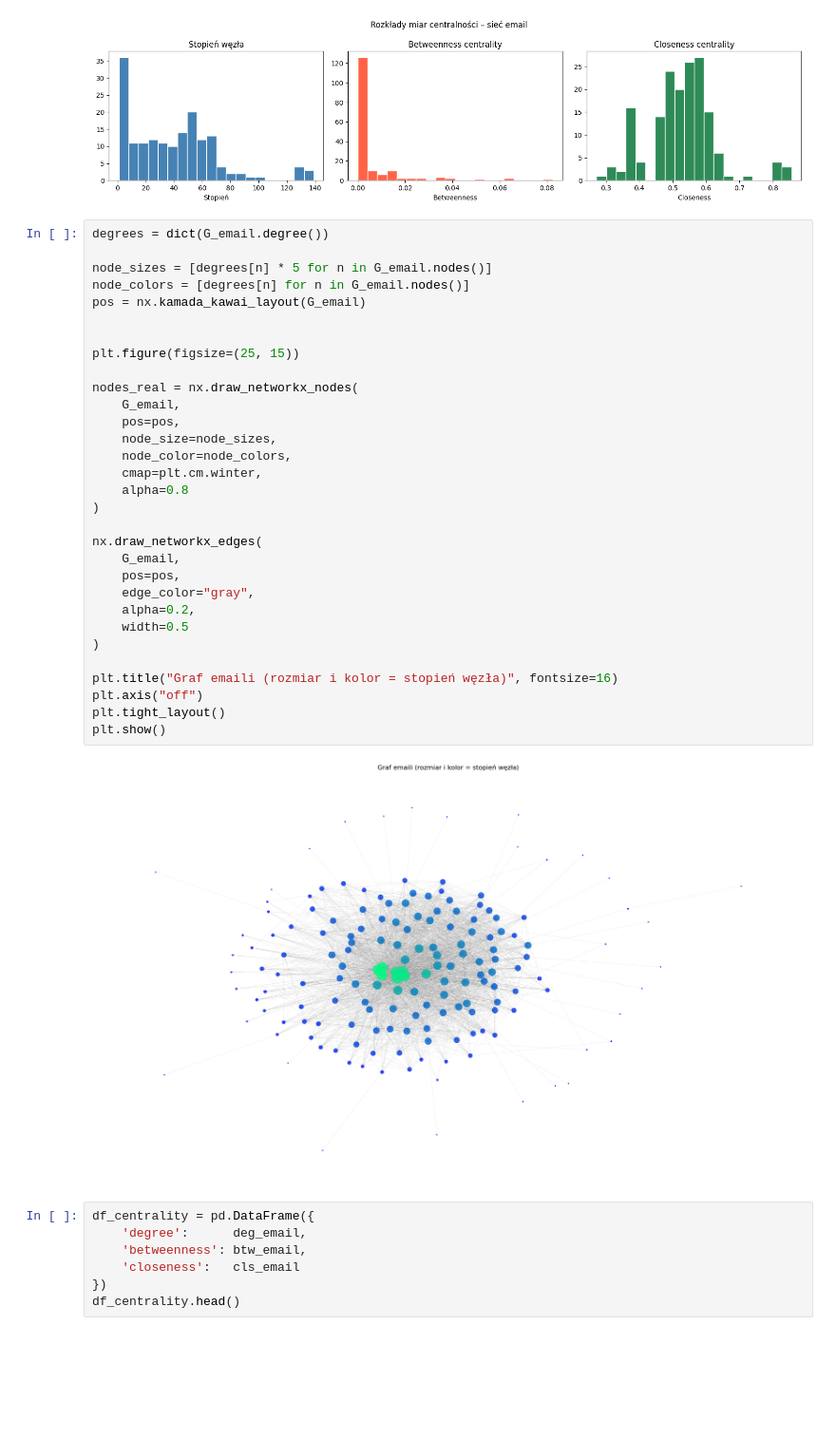
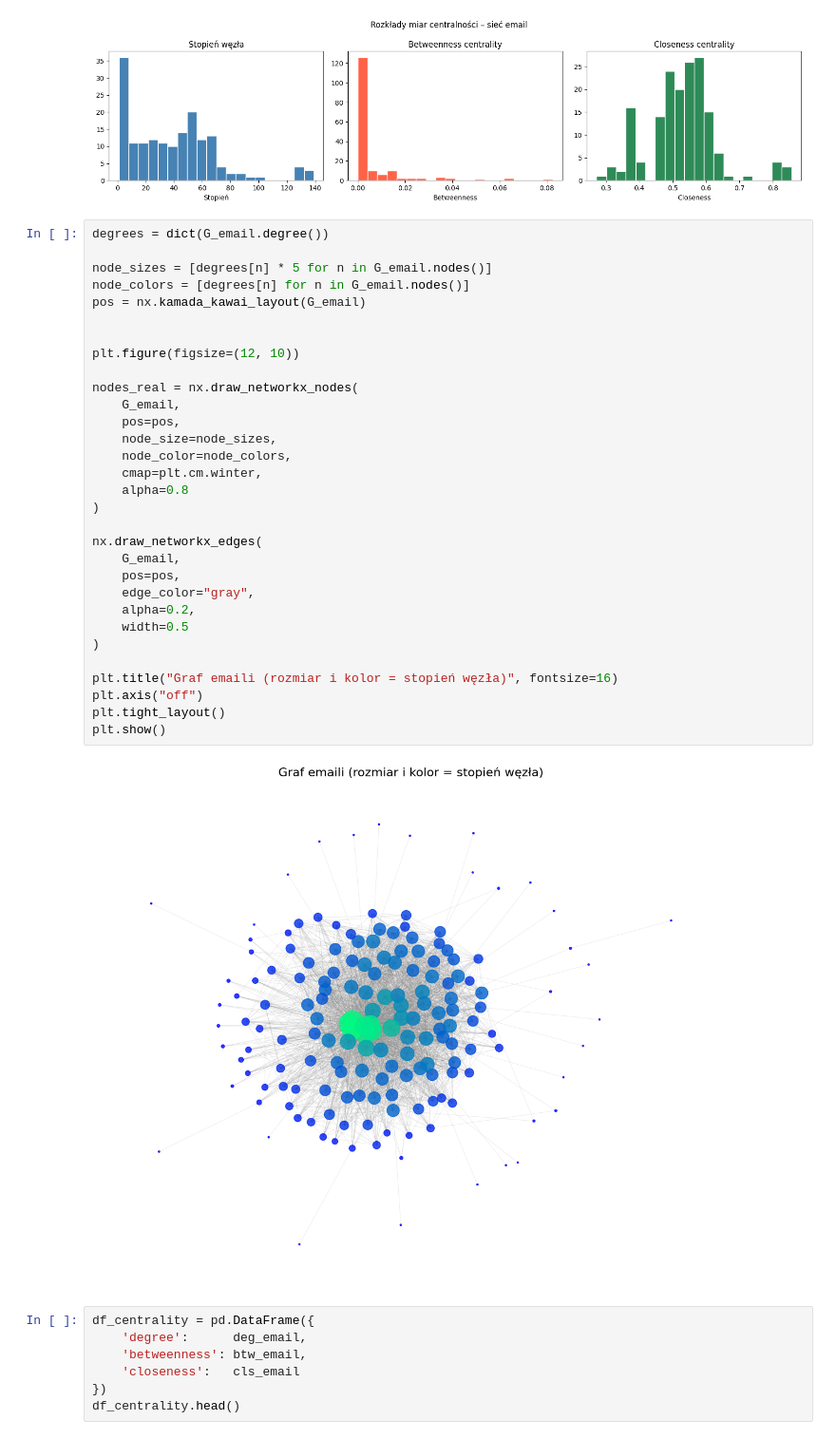
Before and after one commit to mjuchiewicz/complex-networks, a Jupyter notebook: lab01/email-network.ipynb, the cells around one changed output. Shown at 95% size. Cells and saved outputs as stored; diff of their text form; blank space fills up the shorter version.

```diff
--- a/lab01/email-network.ipynb
+++ b/lab01/email-network.ipynb
@@ -67,35 +67,35 @@ plt.show()
 degrees = dict(G_email.degree())
 
 node_sizes = [degrees[n] * 5 for n in G_email.nodes()]
 node_colors = [degrees[n] for n in G_email.nodes()]
 pos = nx.kamada_kawai_layout(G_email)
 
 
-plt.figure(figsize=(25, 15))
+plt.figure(figsize=(12, 10))
 
 nodes_real = nx.draw_networkx_nodes(
     G_email,
     pos=pos,
     node_size=node_sizes,
     node_color=node_colors,
     cmap=plt.cm.winter,
     alpha=0.8
 )
 
 nx.draw_networkx_edges(
     G_email,
     pos=pos,
     edge_color="gray",
     alpha=0.2,
     width=0.5
 )
 
 plt.title("Graf emaili (rozmiar i kolor = stopień węzła)", fontsize=16)
 plt.axis("off")
 plt.tight_layout()
 plt.show()
 # %% [output]
-[figure, old version]
+[figure, new version]
 # %%
 df_centrality = pd.DataFrame({
     'degree':      deg_email,
```
Also changed, not shown: parts of 3 cells of this notebook, 2 other files.
